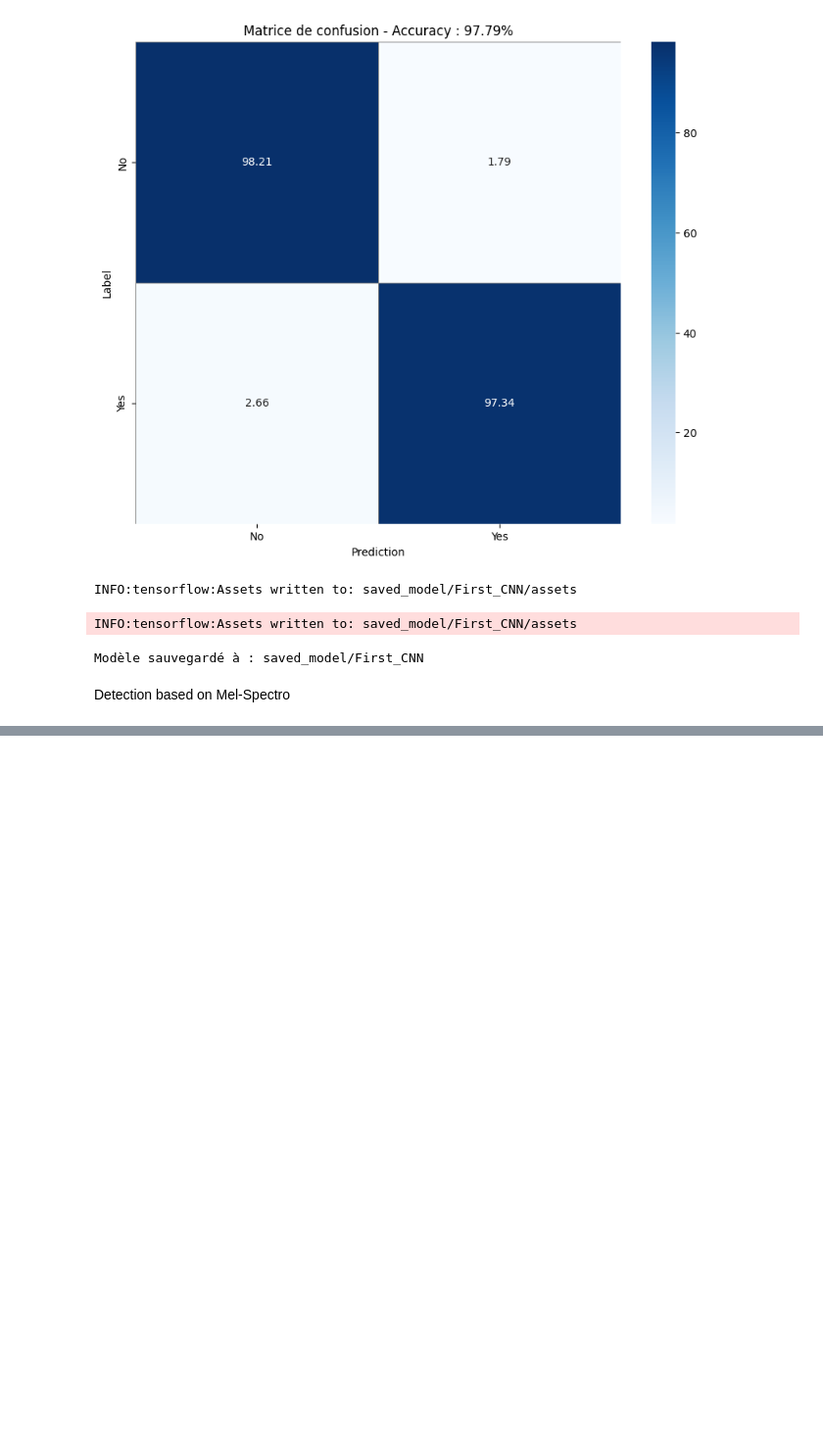
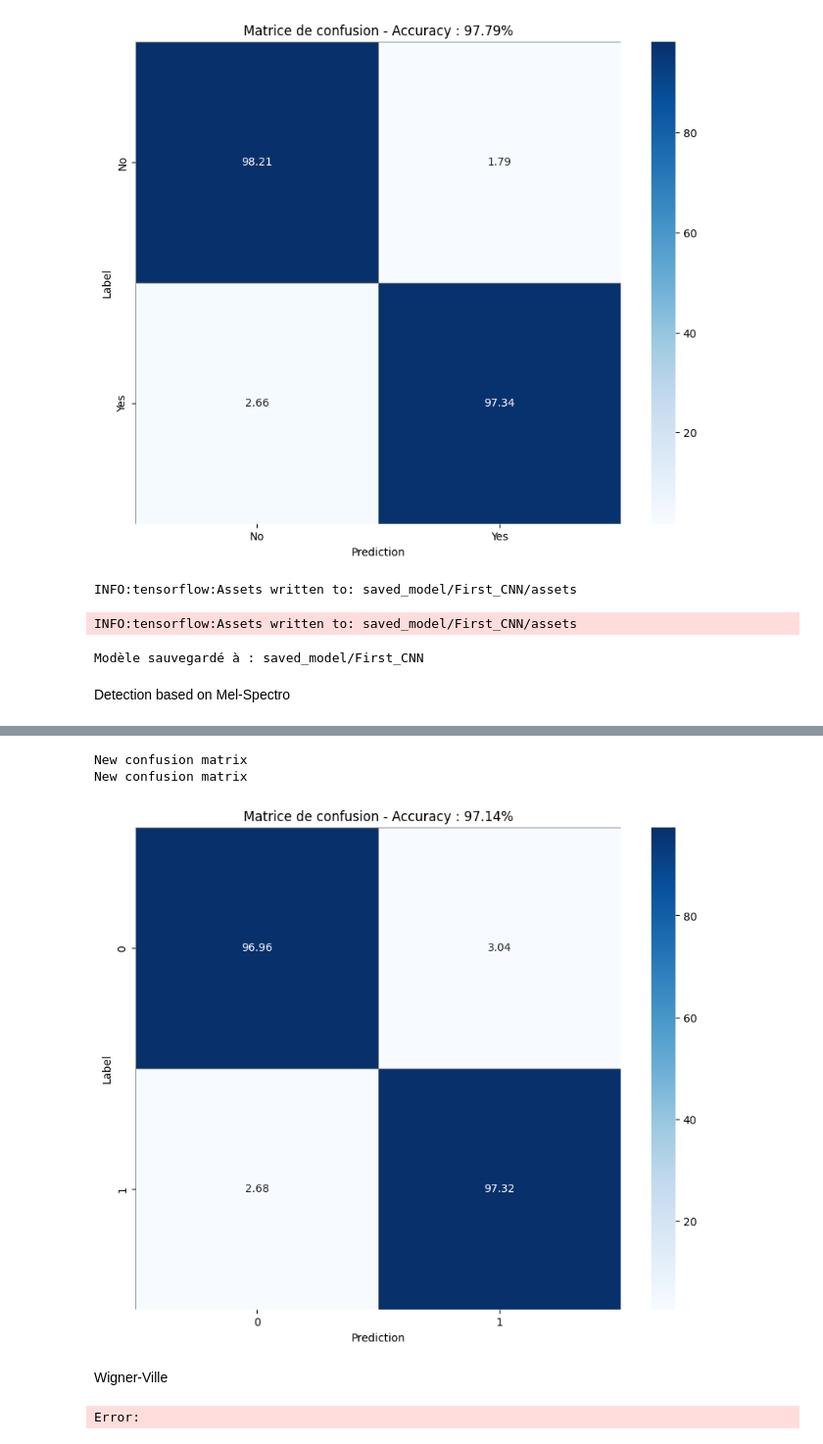
Before and after one commit to RaphaELGrisel/Drone_Audio_Classification, a Jupyter notebook: notebooks/exploration.ipynb, the cells around one changed output, grey strips where cells are left out. Shown at 98% size. Cells and saved outputs as stored; diff of their text form; code cells hidden in the pictures; blank space fills up the shorter version.

Commit message:
Mel working, working on Wigner

```diff
--- a/notebooks/exploration.ipynb
+++ b/notebooks/exploration.ipynb
@@ -320,0 +312,8 @@ F1-Score: 0.34
+# %%
+evaluation_mel.conf_matrix(y_true_mel,y_pred_mel)
+# %% [output]
+New confusion matrix
+New confusion matrix
+[figure, added]
+# %% [markdown]
+Wigner-Ville
@@ -320,0 +322,4 @@ F1-Score: 0.34
+# %%
+audio_WV_dataset.plot_Wigner_Ville(1,"unknown")
+# %% [output]
+Error:
```
Also changed, not shown: parts of 15 cells of this notebook.
